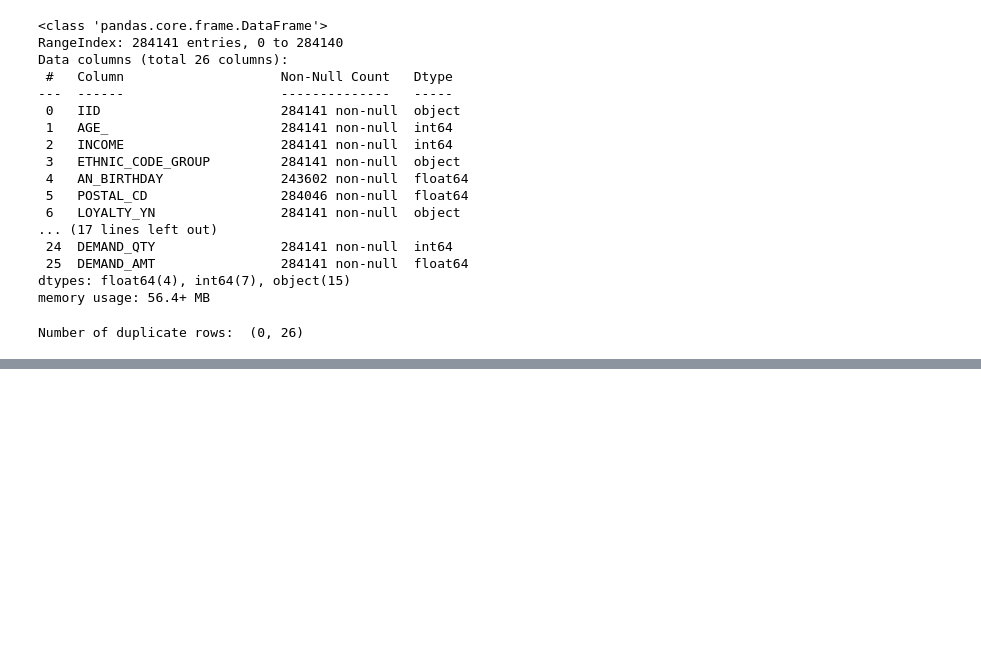
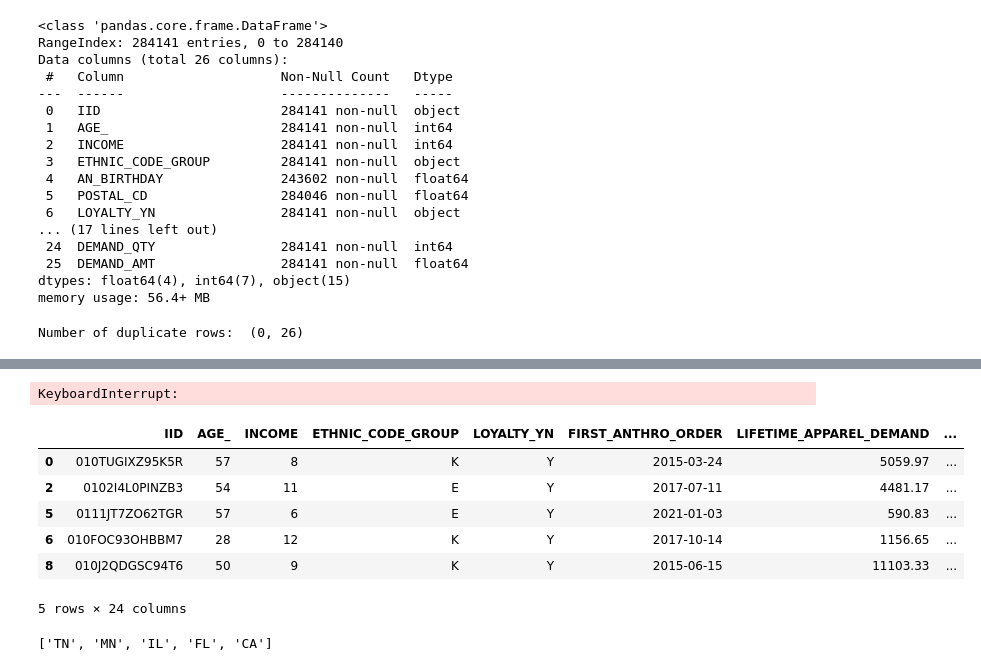
Before and after one commit to mwehner2022/Retail_Analysis, a Jupyter notebook: Location_Analysis.ipynb, the cells around one changed output, grey strips where cells are left out. Cells and saved outputs as stored; diff of their text form; code cells hidden in the pictures; blank space fills up the shorter version.

```diff
--- a/Location_Analysis.ipynb
+++ b/Location_Analysis.ipynb
@@ -96,0 +146,4 @@ raw_cust.head()
+# %%
+# Remove columns with NaN that aren't "STORE_ZIP"
+cust_col_removed = raw_cust.drop(["AN_BIRTHDAY", "POSTAL_CD", "LOYALTY_ENROLLMENT_DT"], axis=1)
+cust_col_removed.isna().sum()
@@ -97,2 +168,4 @@ raw_cust.head()
 # %%
 # Remove "NaN" from "STORE_ZIP"
+cust_removed_zip = cust_col_removed.dropna()
+cust_removed_zip.isna().sum()
@@ -100,0 +202,23 @@ raw_cust.head()
+# %%
+# Test Zip code
+from uszipcode import SearchEngine
+search = SearchEngine()
+states = []
+for zipcode in cust_removed_zip["STORE_ZIP"]:
+    cust_removed_zip["state"] = search.by_zipcode(zipcode)
+    #states.apppend(result)
+#cust_removed_zip["state"] = states
+
+cust_removed_zip.head()
+# %% [output]
+KeyboardInterrupt:
+# %%
+cust_removed_zip.head()
+# %% [output]
+|  | IID | AGE_ | INCOME | ETHNIC_CODE_GROUP | LOYALTY_YN | FIRST_ANTHRO_ORDER | LIFETIME_APPAREL_DEMAND | ... |
+| 0 | 010TUGIXZ95K5R | 57 | 8 | K | Y | 2015-03-24 | 5059.97 | ... |
+| 2 | 0102I4L0PINZB3 | 54 | 11 | E | Y | 2017-07-11 | 4481.17 | ... |
+| 5 | 0111JT7ZO62TGR | 57 | 6 | E | Y | 2021-01-03 | 590.83 | ... |
+| 6 | 010FOC93OHBBM7 | 28 | 12 | K | Y | 2017-10-14 | 1156.65 | ... |
+| 8 | 010J2QDGSC94T6 | 50 | 9 | K | Y | 2015-06-15 | 11103.33 | ... |
+5 rows × 24 columns
@@ -100,0 +230,9 @@ raw_cust.head()
+# %%
+zipcode_array = ["37066", "55343", "60099", "32780", "95301"]
+states = []
+for zipcode in zipcode_array:
+    result = search.by_zipcode(zipcode)
+    states.append(result.state)
+states
+# %% [output]
+['TN', 'MN', 'IL', 'FL', 'CA']
```
Also changed, not shown: parts of 11 cells of this notebook.
